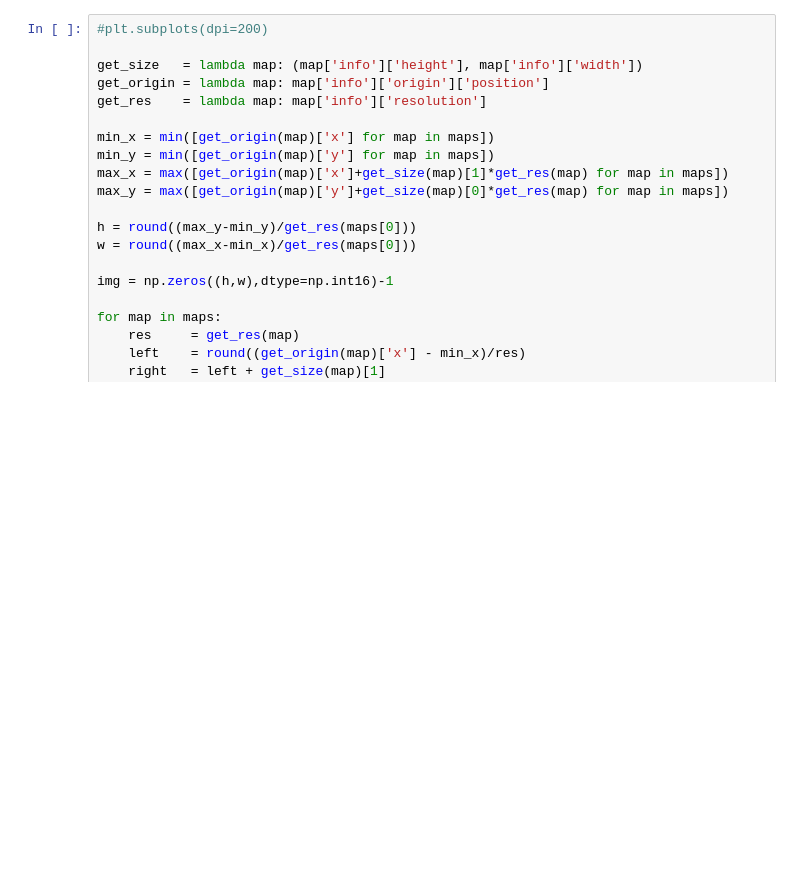
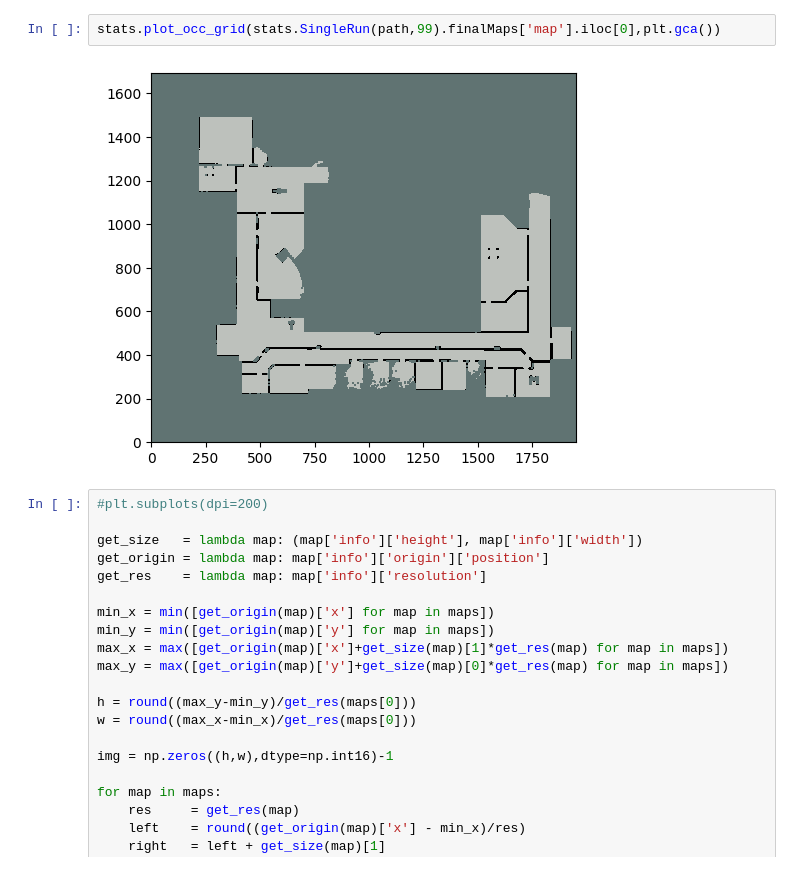
Before and after one commit to maurotella/ROS.postprocessing, a Jupyter notebook: test.ipynb, the cells around one changed output. Saved outputs shown, nothing was run; the diff lists cells and outputs as text; blank space fills up the shorter version.

```diff
--- a/test.ipynb
+++ b/test.ipynb
@@ -12,3 +20,7 @@ maps = [map for map in stats.SingleRun(99).finalMaps['map'].iloc]
+# %%
+stats.plot_occ_grid(stats.SingleRun(path,99).finalMaps['map'].iloc[0],plt.gca())
+# %% [output]
+[figure, added]
 # %%
 #plt.subplots(dpi=200)
 
```
Also changed, not shown: parts of 8 cells of this notebook, 3 other files.
